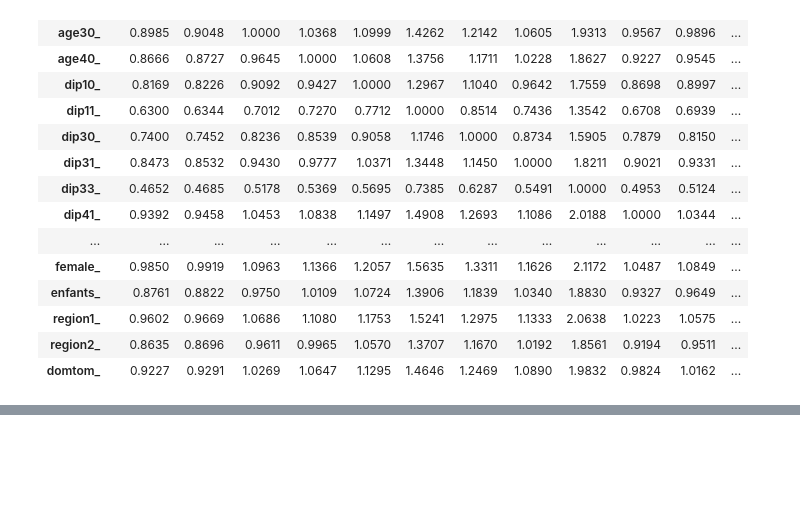
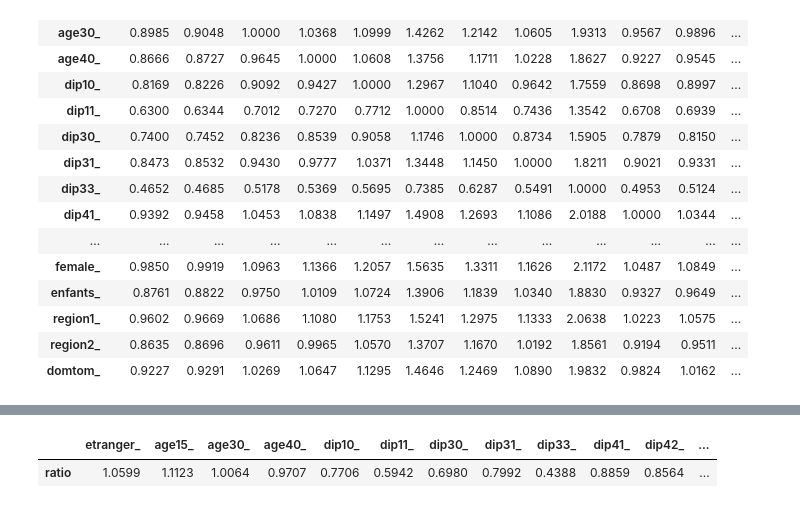
Before and after one commit to ncocacola/econml, a Jupyter notebook: python/eec15/07_boosting.ipynb, the cells around one changed output, grey strips where cells are left out. Saved outputs shown, nothing was run; the diff lists cells and outputs as text; code cells hidden in the pictures; blank space fills up the shorter version.

```diff
--- a/python/eec15/07_boosting.ipynb
+++ b/python/eec15/07_boosting.ipynb
@@ -242,0 +247,24 @@ odds_ratios.T   # row, col = odds[row]/odds[col]
+# %%
+odds_ratios_2 = pd.DataFrame()
+for category in filters:
+    for pivot in params[category]:
+        non_pivots = [x for x in params[category] if x != pivot]
+
+        X_one = X["t1"].copy()
+        X_one[non_pivots] = 0
+        X_one[pivot] = 1
+        proba_one = boost_sk.predict_proba(X_one).T[1].mean()
+        odds_one = proba_one/(1-proba_one)
+
+        X_zero = X["t1"].copy()
+        X_zero[non_pivots] = 0
+        X_zero[pivot] = 0
+        proba_zero = boost_sk.predict_proba(X_zero).T[1].mean()
+        odds_zero = proba_zero/(1-proba_zero)
+
+        odds_ratios_2.loc[pivot, "ratio"] = odds_one/odds_zero
+
+odds_ratios_2.transpose()
+# %% [output]
+|  | etranger_ | age15_ | age30_ | age40_ | dip10_ | dip11_ | dip30_ | dip31_ | dip33_ | dip41_ | dip42_ | ... |
+| ratio | 1.0599 | 1.1123 | 1.0064 | 0.9707 | 0.7706 | 0.5942 | 0.6980 | 0.7992 | 0.4388 | 0.8859 | 0.8564 | ... |
```
Also changed, not shown: parts of 1 cell of this notebook, 1 other file.
